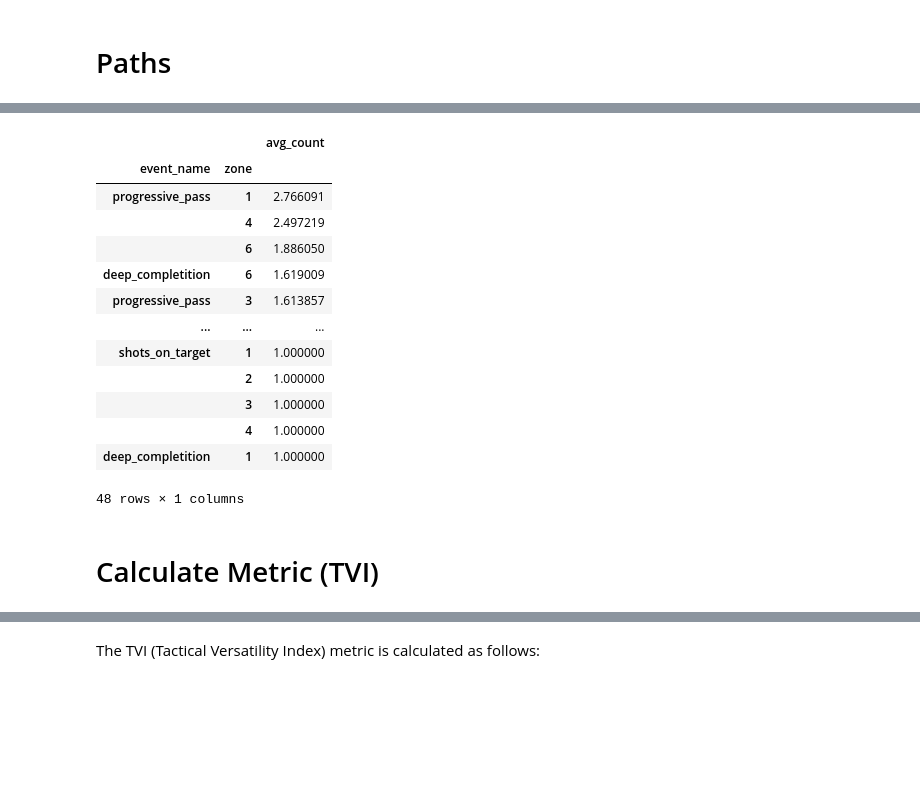
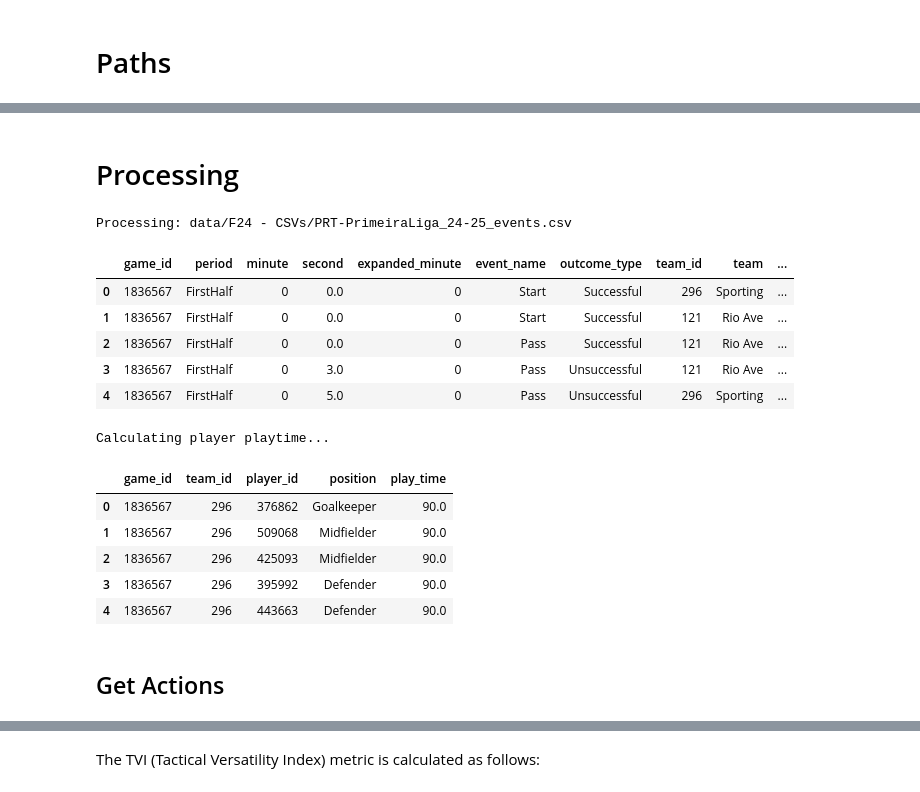
Before and after one commit to LuisSimoes17/TVI_footballindex, a Jupyter notebook: examples/tvi_exploration.ipynb, the cells around one changed output, grey strips where cells are left out. Cells and saved outputs as stored; diff of their text form; code cells hidden in the pictures; blank space fills up the shorter version.

```diff
--- a/examples/tvi_exploration.ipynb
+++ b/examples/tvi_exploration.ipynb
@@ -474,21 +2,0 @@ all_metric_events
-# %%
-# check if there are a lot of metrics where it's normal to have more than 1 count
-all_metric_events.groupby(['event_name', 'zone']).agg(avg_count=('count', 'mean'))\
-  .sort_values('avg_count', ascending=False)
-# %% [output]
-|  |  | avg_count |
-| event_name | zone |  |
-| progressive_pass | 1 | 2.766091 |
-|  | 4 | 2.497219 |
-|  | 6 | 1.886050 |
-| deep_completition | 6 | 1.619009 |
-| progressive_pass | 3 | 1.613857 |
-| ... | ... | ... |
-| shots_on_target | 1 | 1.000000 |
-|  | 2 | 1.000000 |
-|  | 3 | 1.000000 |
-|  | 4 | 1.000000 |
-| deep_completition | 1 | 1.000000 |
-48 rows × 1 columns
-# %% [markdown]
-# Calculate Metric (TVI)
@@ -494,0 +9,29 @@ all_metric_events.groupby(['event_name', 'zone']).agg(avg_count=('count', 'mean'
+# %% [markdown]
+# Processing
+# %%
+# 1. Parse F24 data
+match_events = f24_parser.parsef24_csv(f24_file_path)
+match_events.head()
+# %% [output]
+Processing: data/F24 - CSVs/PRT-PrimeiraLiga_24-25_events.csv
+|  | game_id | period | minute | second | expanded_minute | event_name | outcome_type | team_id | team | ... |
+| 0 | 1836567 | FirstHalf | 0 | 0.0 | 0 | Start | Successful | 296 | Sporting | ... |
+| 1 | 1836567 | FirstHalf | 0 | 0.0 | 0 | Start | Successful | 121 | Rio Ave | ... |
+| 2 | 1836567 | FirstHalf | 0 | 0.0 | 0 | Pass | Successful | 121 | Rio Ave | ... |
+| 3 | 1836567 | FirstHalf | 0 | 3.0 | 0 | Pass | Unsuccessful | 121 | Rio Ave | ... |
+| 4 | 1836567 | FirstHalf | 0 | 5.0 | 0 | Pass | Unsuccessful | 296 | Sporting | ... |
+# %%
+# 2. Calculate player playtime
+print("Calculating player playtime...")
+play_time = f24_parser.calculate_player_playtime(match_events, min_playtime=30, from_processed=True)
+play_time.head()
+# %% [output]
+Calculating player playtime...
+|  | game_id | team_id | player_id | position | play_time |
+| 0 | 1836567 | 296 | 376862 | Goalkeeper | 90.0 |
+| 1 | 1836567 | 296 | 509068 | Midfielder | 90.0 |
+| 2 | 1836567 | 296 | 425093 | Midfielder | 90.0 |
+| 3 | 1836567 | 296 | 395992 | Defender | 90.0 |
+| 4 | 1836567 | 296 | 443663 | Defender | 90.0 |
+# %% [markdown]
+## Get Actions
```
Also changed, not shown: parts of 44 cells of this notebook, 3 other files.
